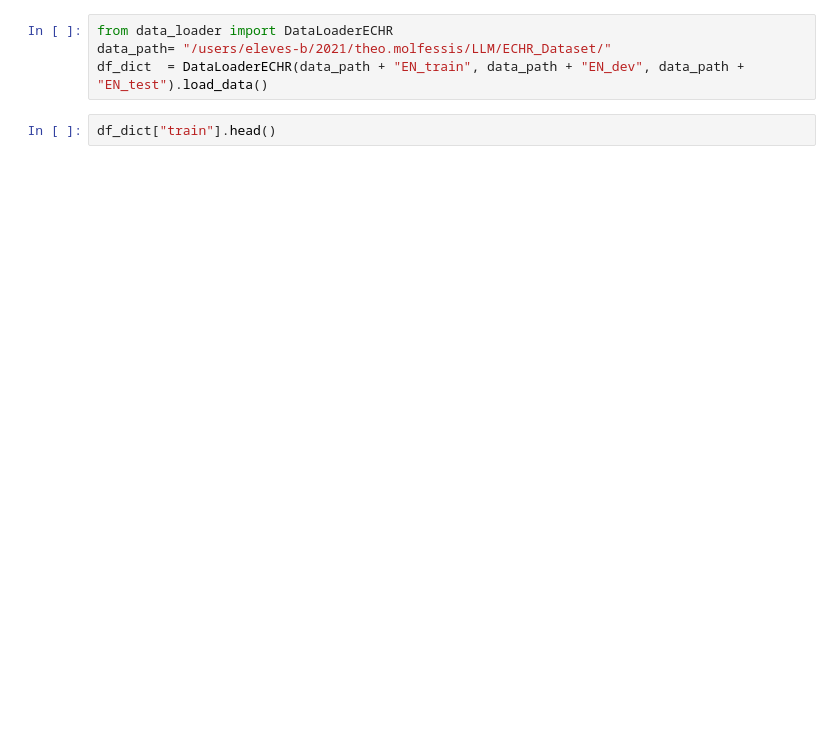
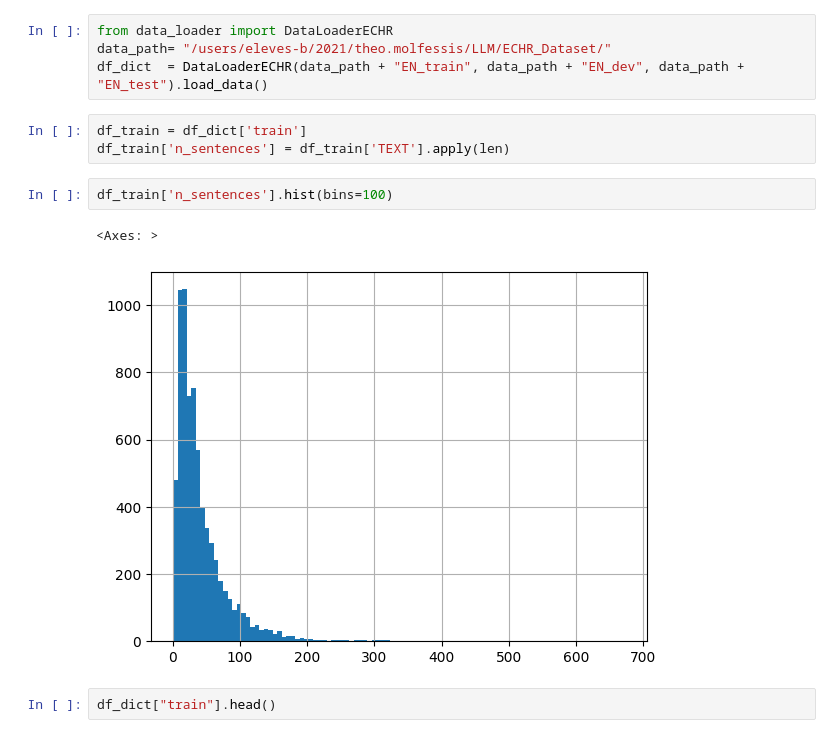
Before and after one commit to theomolfessis/LLM-MVA, a Jupyter notebook: attention.ipynb, the cells around one changed output. Cells and saved outputs as stored; diff of their text form; blank space fills up the shorter version.

```diff
--- a/attention.ipynb
+++ b/attention.ipynb
@@ -2,6 +2,14 @@
 from data_loader import DataLoaderECHR
 data_path= "/users/eleves-b/2021/theo.molfessis/LLM/ECHR_Dataset/"
 df_dict  = DataLoaderECHR(data_path + "EN_train", data_path + "EN_dev", data_path + "EN_test").load_data()
+# %%
+df_train = df_dict['train']
+df_train['n_sentences'] = df_train['TEXT'].apply(len)
+# %%
+df_train['n_sentences'].hist(bins=100)
+# %% [output]
+<Axes: >
+[figure, added]
 # %%
 df_dict["train"].head()
 # %% [output]
```
Also changed, not shown: parts of 6 cells of this notebook.
